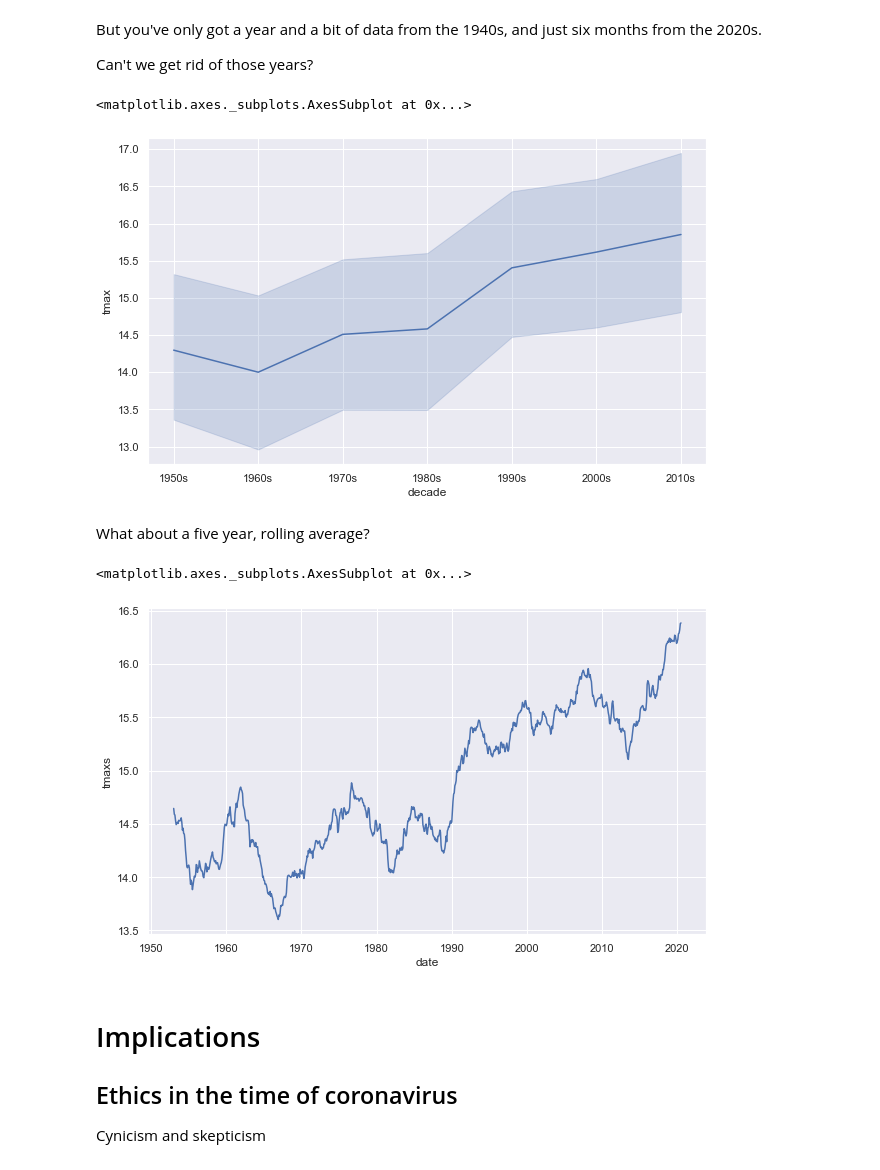
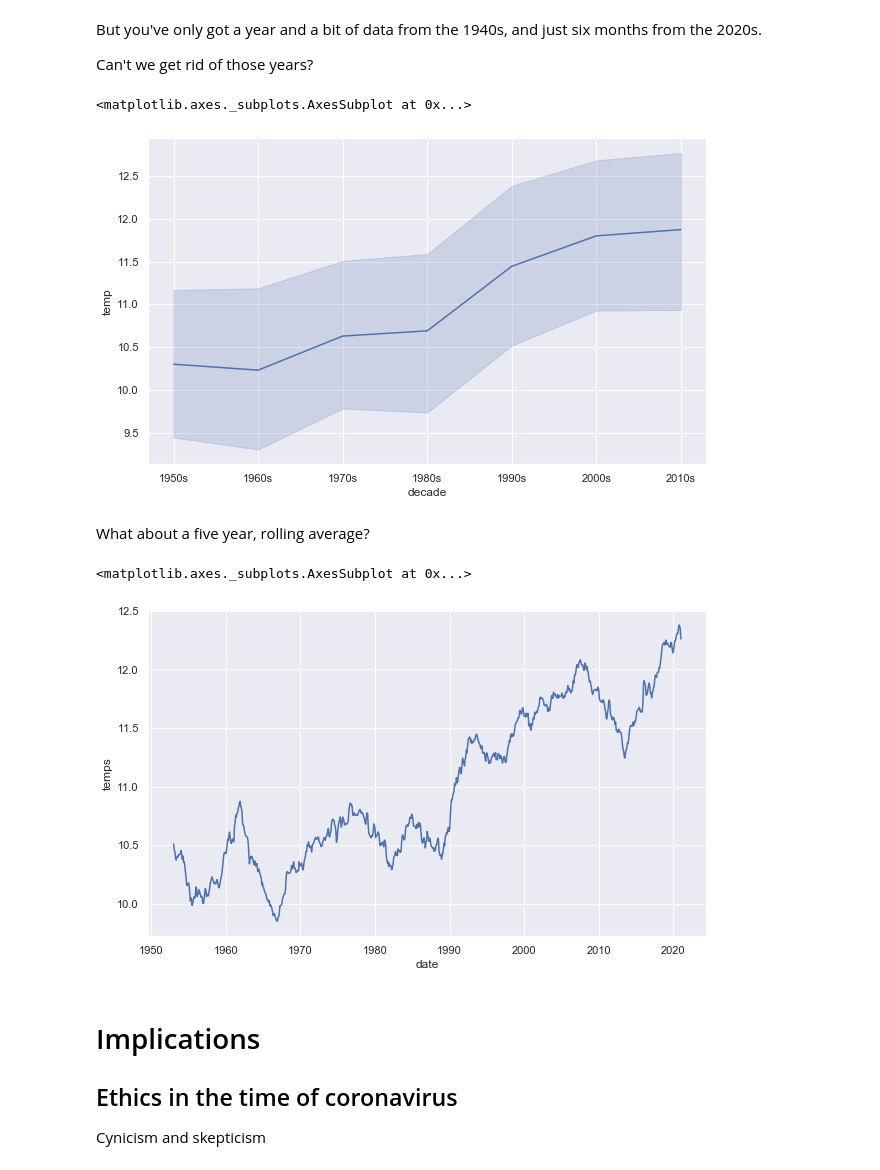
Before and after one commit to milesberry/ds4k12, a Jupyter notebook: csta2021.ipynb, the cells around one changed output. Drawn from its saved outputs; the diff is of its cells as text; code cells hidden in the pictures.

```diff
--- a/csta2021.ipynb
+++ b/csta2021.ipynb
@@ -551,18 +551,18 @@ But you've only got a year and a bit of data from the 1940s, and just six months
 Can't we get rid of those years?
 # %%
 dataset2=dataset[(dataset.index.year>1949) & (dataset.index.year<2020)]
-sns.lineplot(dataset2.decade,dataset2.tmax)
+sns.lineplot(dataset2.decade,dataset2.temp)
 # %% [output]
 <matplotlib.axes._subplots.AxesSubplot at 0x...>
-[figure, old version]
+[figure, new version]
 # %% [markdown]
 What about a five year, rolling average?
 # %%
-dataset['tmaxs']=dataset.tmax.rolling(window=60).mean()
-sns.lineplot(dataset.index.end_time,dataset.tmaxs)
+dataset['temps']=dataset.temp.rolling(window=60).mean()
+sns.lineplot(dataset.index.end_time,dataset.temps)
 # %% [output]
 <matplotlib.axes._subplots.AxesSubplot at 0x...>
-[figure, old version]
+[figure, new version]
 # %% [markdown]
 # Implications
 
```
Also changed, not shown: parts of 22 cells of this notebook, 6 other files.
